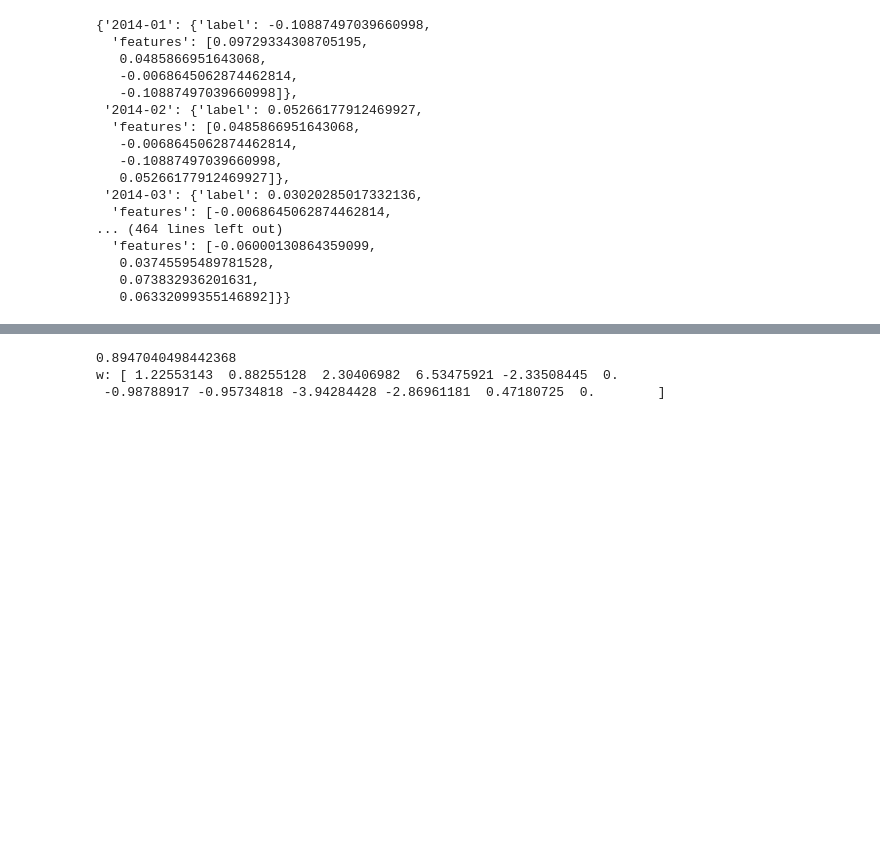
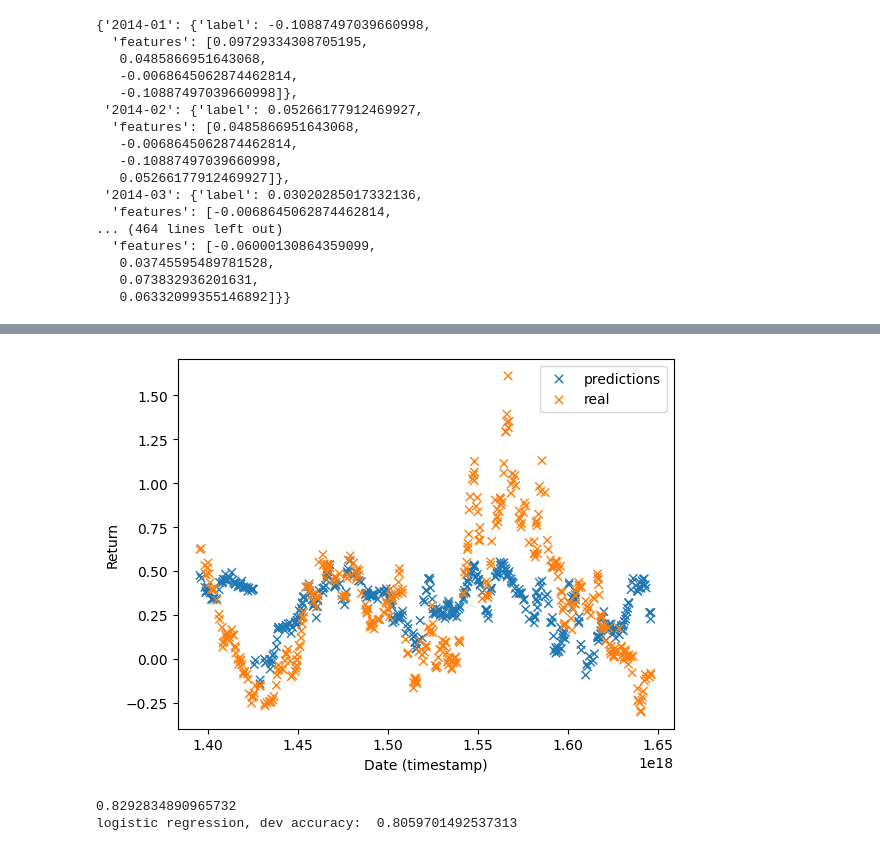
Before and after one commit to rithikp06/csci467-project, a Jupyter notebook: linear_regression.ipynb, the cells around one changed output, grey strips where cells are left out. Drawn from its saved outputs; the diff is of its cells as text; code cells hidden in the pictures; blank space fills up the shorter version.

```diff
--- a/linear_regression.ipynb
+++ b/linear_regression.ipynb
@@ -367,22 +373,40 @@ w: [-0.38624716  0.41775904 -0.16787791 -0.43727068  0.11940626  0.        ]
+# %%
+# plot linreg predictions
+dates = df_ml['Date'].to_numpy()
+preds = linreg_model.predict(X_dev)
+test_dates = pd.to_datetime(test_dates).astype(int)
+plt.scatter(test_dates.to_numpy(), preds, marker='x', linestyle='')
+plt.scatter(test_dates.to_numpy(), y_dev, marker='x', linestyle='')
+plt.legend(["predictions" , "real"])
+plt.xlabel("Date (timestamp)")
+plt.ylabel("Return")
+plt.show()
+# %% [output]
+[figure, added]
 # %%
 from sklearn.linear_model import LogisticRegression
 
-DEGREE = 2
+DEGREE = 7
 X_train, y_train = read_logistic_data(X_train_df, y_train_df)
 X_train = featurize(X_train, d=DEGREE)
 X_dev, y_dev = read_logistic_data(X_test_df, y_test_df)
 X_dev = featurize(X_dev, d=DEGREE)
 
-log_reg = LogisticRegression()  # No regularization
+log_reg = LogisticRegression(max_iter=200)  # No regularization
 reg = log_reg.fit(X_train, y_train)  # Train the model
 print(reg.score(X_train, y_train))
 w = log_reg.coef_.flatten()  # Weight vector
 # b = logreg_model.intercept_
-print('w:', w)
+
+def evaluate(model, X, y, name):
+  preds = model.predict(X)  # vector of size n
+  acc = np.mean(preds == y)
+  print(f'{name} accuracy: ', acc)
+
+evaluate(log_reg, X_dev, y_dev, "logistic regression, dev")
 # %% [output]
-0.8947040498442368
-w: [ 1.22553143  0.88255128  2.30406982  6.53475921 -2.33508445  0.
- -0.98788917 -0.95734818 -3.94284428 -2.86961181  0.47180725  0.        ]
+0.8292834890965732
+logistic regression, dev accuracy:  0.8059701492537313
 # %%
 # logistic regression accuracy
 
```
Also changed, not shown: parts of 6 cells of this notebook.
